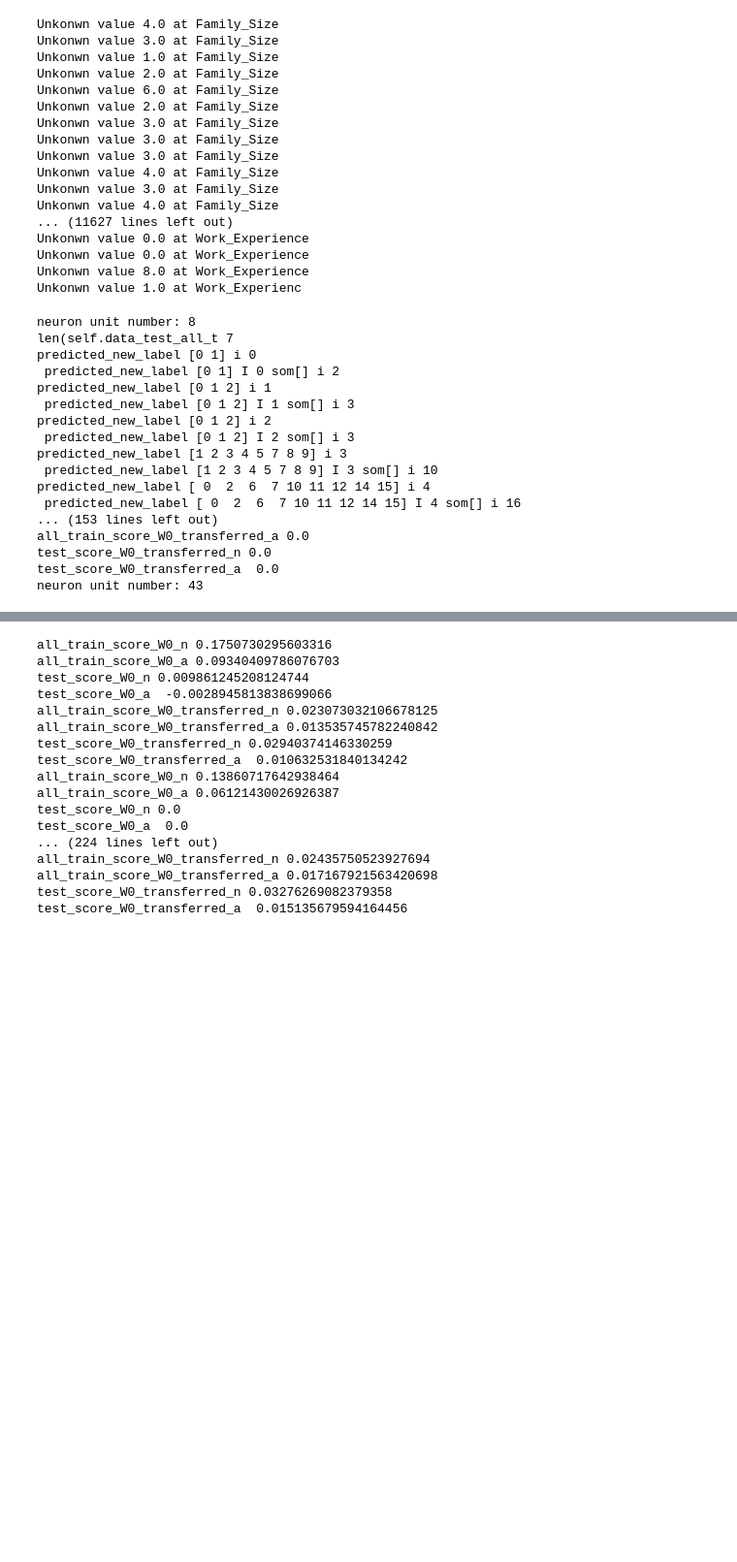
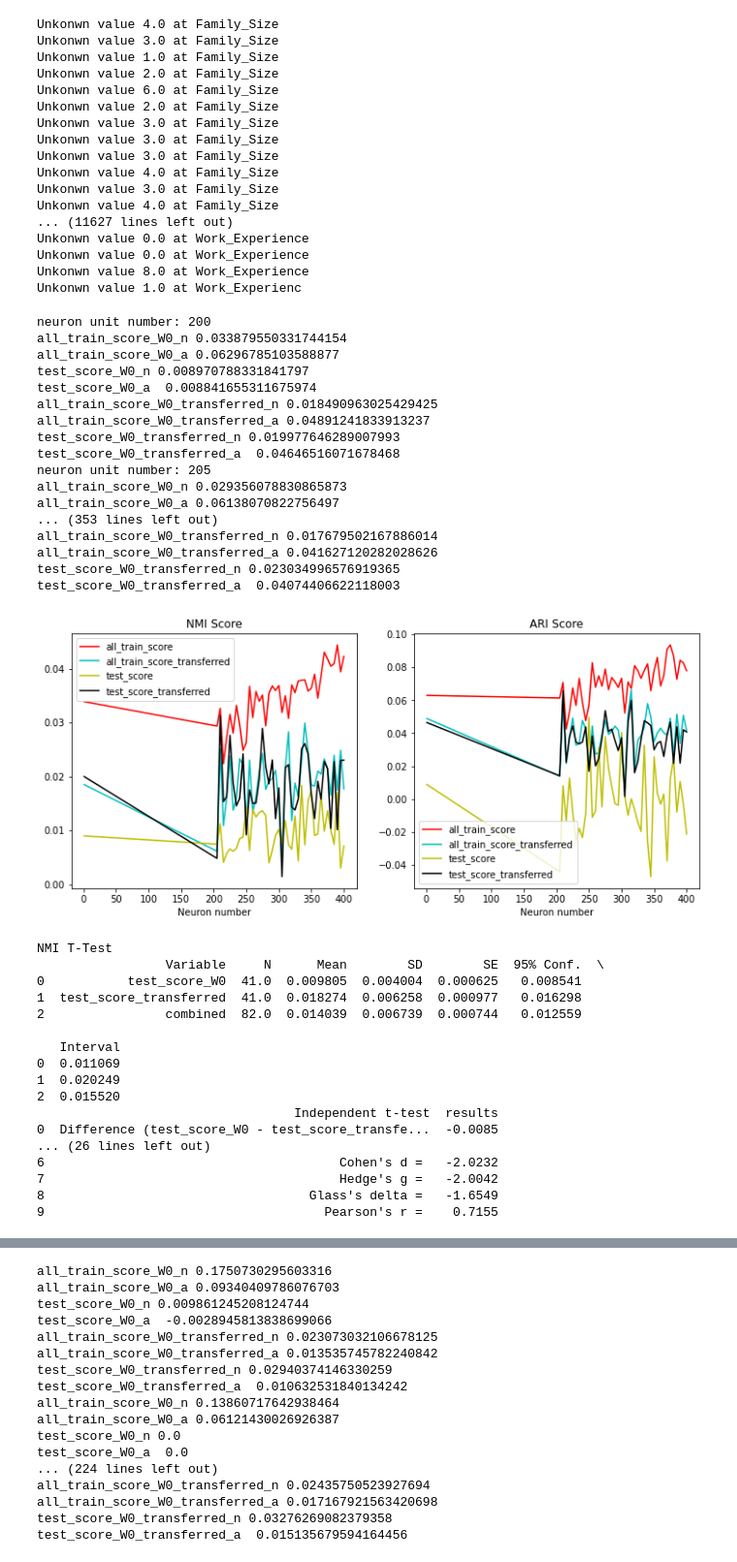
Before and after one commit to foolishfool/JupyterNotebook, a Jupyter notebook: SOM/UTDSM_Customer Segmentation.ipynb, the cells around one changed output, grey strips where cells are left out. Shown at 97% size. Saved outputs shown, nothing was run; the diff lists cells and outputs as text; code cells hidden in the pictures; blank space fills up the shorter version.

```diff
--- a/SOM/UTDSM_Customer Segmentation.ipynb
+++ b/SOM/UTDSM_Customer Segmentation.ipynb
@@ -76,32 +76,50 @@ Unkonwn value 1.0 at Work_Experienc
 # %%
 import experiment
 unstable_repeat_num= 30
-scope_num = 200
-class_num = 8
+scope_num = 400
+class_num = 200
 row = 8
 column = 4
 dim_num = 7
 best_num = 48
 
 
 experiment = experiment.Experiment()
 
 experiment.UTest_FESOM(dataread,class_num, dim_num,best_num, scope_num,unstable_repeat_num,0,row,column)
 # %% [output]
-neuron unit number: 8
-len(self.data_test_all_t 7
-predicted_new_label [0 1] i 0
- predicted_new_label [0 1] I 0 som[] i 2
-predicted_new_label [0 1 2] i 1
- predicted_new_label [0 1 2] I 1 som[] i 3
-predicted_new_label [0 1 2] i 2
- predicted_new_label [0 1 2] I 2 som[] i 3
-predicted_new_label [1 2 3 4 5 7 8 9] i 3
- predicted_new_label [1 2 3 4 5 7 8 9] I 3 som[] i 10
-predicted_new_label [ 0  2  6  7 10 11 12 14 15] i 4
- predicted_new_label [ 0  2  6  7 10 11 12 14 15] I 4 som[] i 16
-... (153 lines left out)
-all_train_score_W0_transferred_a 0.0
-test_score_W0_transferred_n 0.0
-test_score_W0_transferred_a  0.0
-neuron unit number: 43
+neuron unit number: 200
+all_train_score_W0_n 0.033879550331744154
+all_train_score_W0_a 0.06296785103588877
+test_score_W0_n 0.008970788331841797
+test_score_W0_a  0.008841655311675974
+all_train_score_W0_transferred_n 0.018490963025429425
+all_train_score_W0_transferred_a 0.04891241833913237
+test_score_W0_transferred_n 0.019977646289007993
+test_score_W0_transferred_a  0.04646516071678468
+neuron unit number: 205
+all_train_score_W0_n 0.029356078830865873
+all_train_score_W0_a 0.06138070822756497
+... (353 lines left out)
+all_train_score_W0_transferred_n 0.017679502167886014
+all_train_score_W0_transferred_a 0.041627120282028626
+test_score_W0_transferred_n 0.023034996576919365
+test_score_W0_transferred_a  0.04074406622118003
+[figure, added]
+NMI T-Test
+                 Variable     N      Mean        SD        SE  95% Conf.  \
+0           test_score_W0  41.0  0.009805  0.004004  0.000625   0.008541
+1  test_score_transferred  41.0  0.018274  0.006258  0.000977   0.016298
+2                combined  82.0  0.014039  0.006739  0.000744   0.012559
+
+   Interval
+0  0.011069
+1  0.020249
+2  0.015520
+                                  Independent t-test  results
+0  Difference (test_score_W0 - test_score_transfe...  -0.0085
+... (26 lines left out)
+6                                       Cohen's d =   -2.0232
+7                                       Hedge's g =   -2.0042
+8                                   Glass's delta =   -1.6549
+9                                     Pearson's r =    0.7155
```
Also changed, not shown: parts of 2 cells of this notebook, 9 other files.
